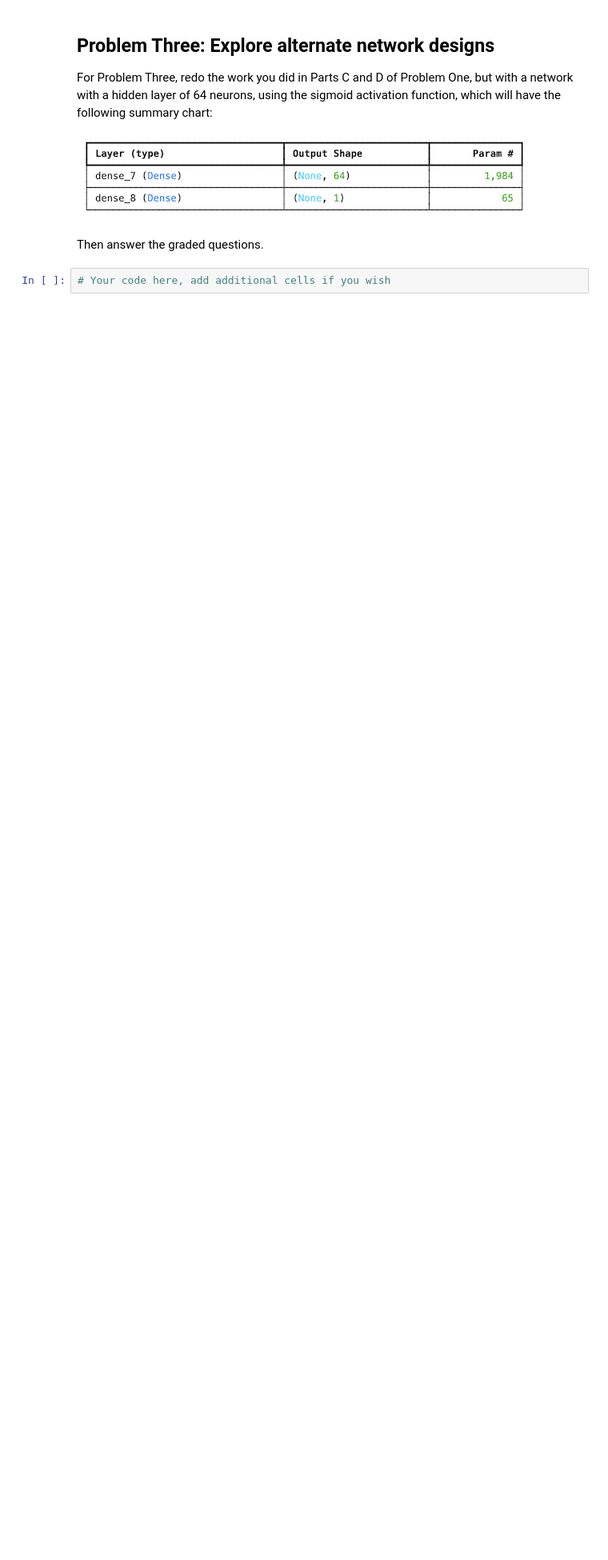
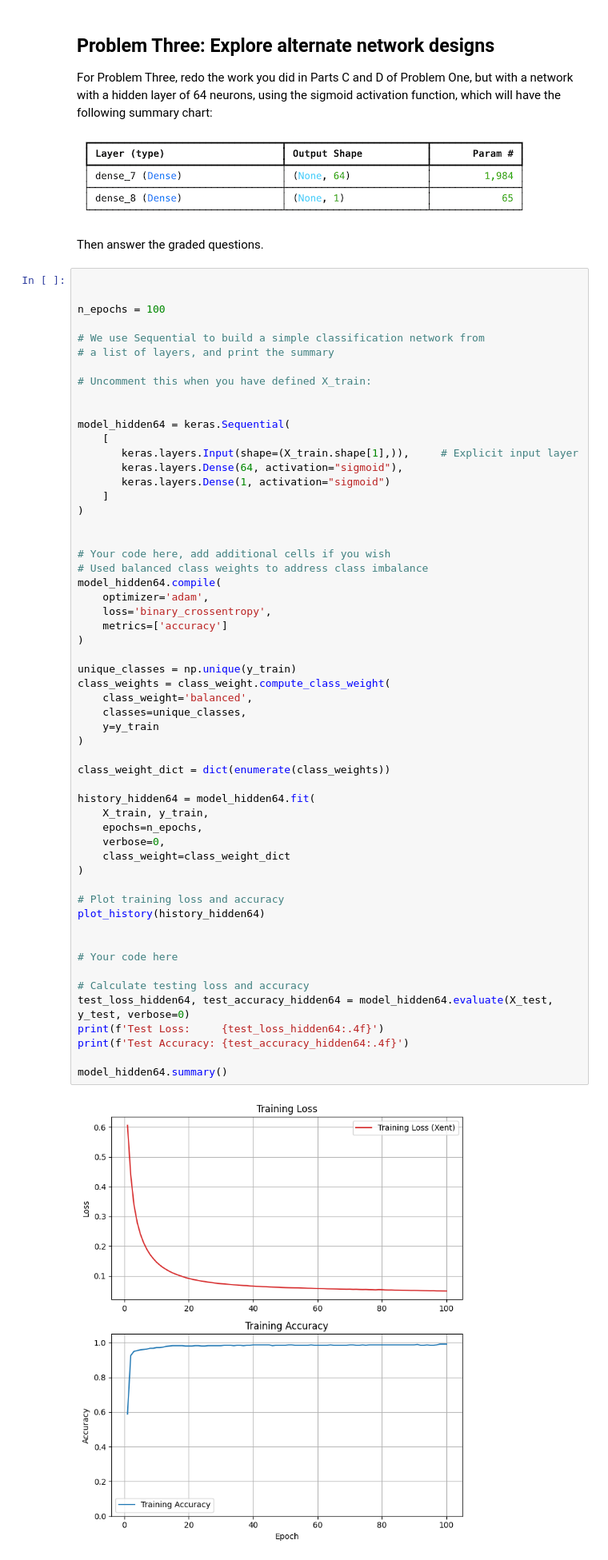
Before and after one commit to cdc18b/deeplearning, a Jupyter notebook: Homework_01.ipynb, the cells around one changed output. Shown at 80% size. Saved outputs shown, nothing was run; the diff lists cells and outputs as text; blank space fills up the shorter version.

```diff
--- a/Homework_01.ipynb
+++ b/Homework_01.ipynb
@@ -394,4 +475,60 @@ will have the following summary chart:
 
 Then answer the graded questions.
 # %%
+
+
+n_epochs = 100
+
+# We use Sequential to build a simple classification network from
+# a list of layers, and print the summary
+
+# Uncomment this when you have defined X_train:
+
+
+model_hidden64 = keras.Sequential(
+    [
+       keras.layers.Input(shape=(X_train.shape[1],)),     # Explicit input layer
+       keras.layers.Dense(64, activation="sigmoid"),
+       keras.layers.Dense(1, activation="sigmoid")
+    ]
+)
+
+
 # Your code here, add additional cells if you wish
+# Used balanced class weights to address class imbalance
+model_hidden64.compile(
+    optimizer='adam',
+    loss='binary_crossentropy',
+    metrics=['accuracy']
+)
+
+unique_classes = np.unique(y_train)
+class_weights = class_weight.compute_class_weight(
+    class_weight='balanced',
+    classes=unique_classes,
+    y=y_train
+)
+
+class_weight_dict = dict(enumerate(class_weights))
+
+history_hidden64 = model_hidden64.fit(
+    X_train, y_train,
+    epochs=n_epochs,
+    verbose=0,
+    class_weight=class_weight_dict
+)
+
+# Plot training loss and accuracy
+plot_history(history_hidden64)
+
+
+# Your code here
+
+# Calculate testing loss and accuracy
+test_loss_hidden64, test_accuracy_hidden64 = model_hidden64.evaluate(X_test, y_test, verbose=0)
+print(f'Test Loss:     {test_loss_hidden64:.4f}')
+print(f'Test Accuracy: {test_accuracy_hidden64:.4f}')
+
+model_hidden64.summary()
+# %% [output]
+[figure, added]
```
Also changed, not shown: parts of 25 cells of this notebook.
